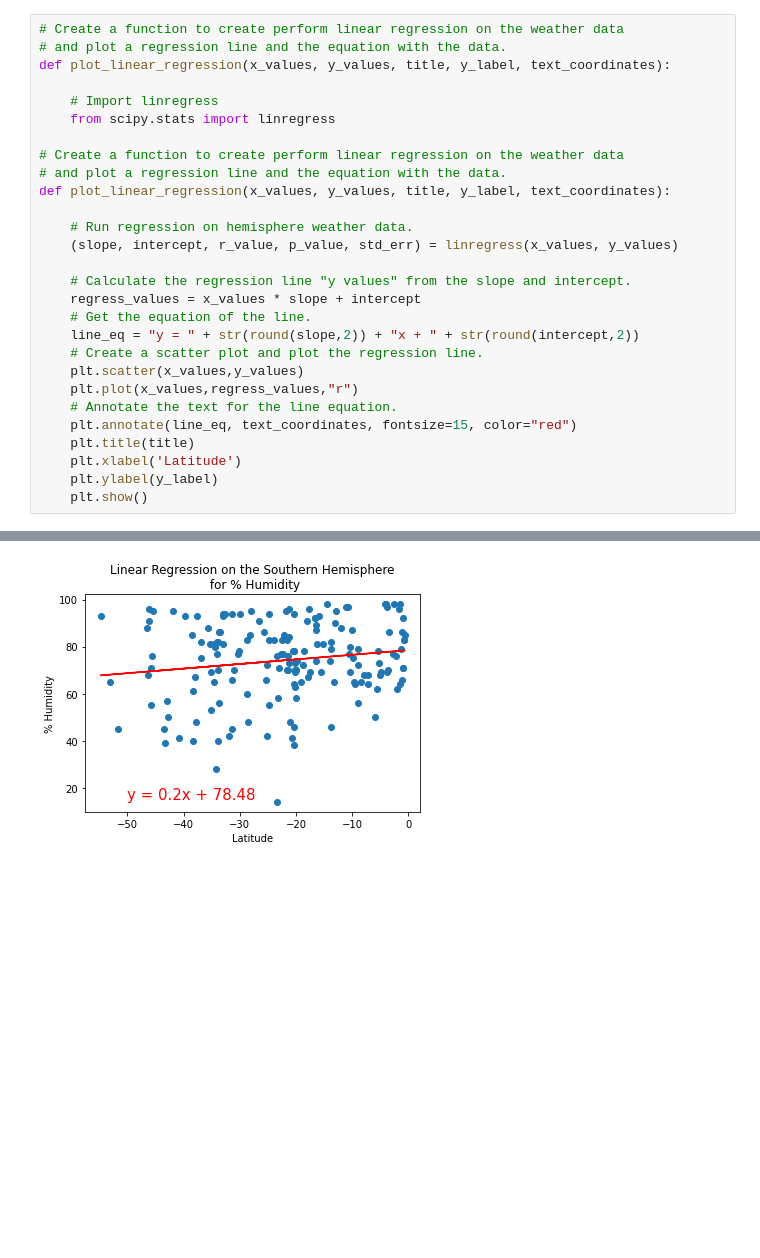
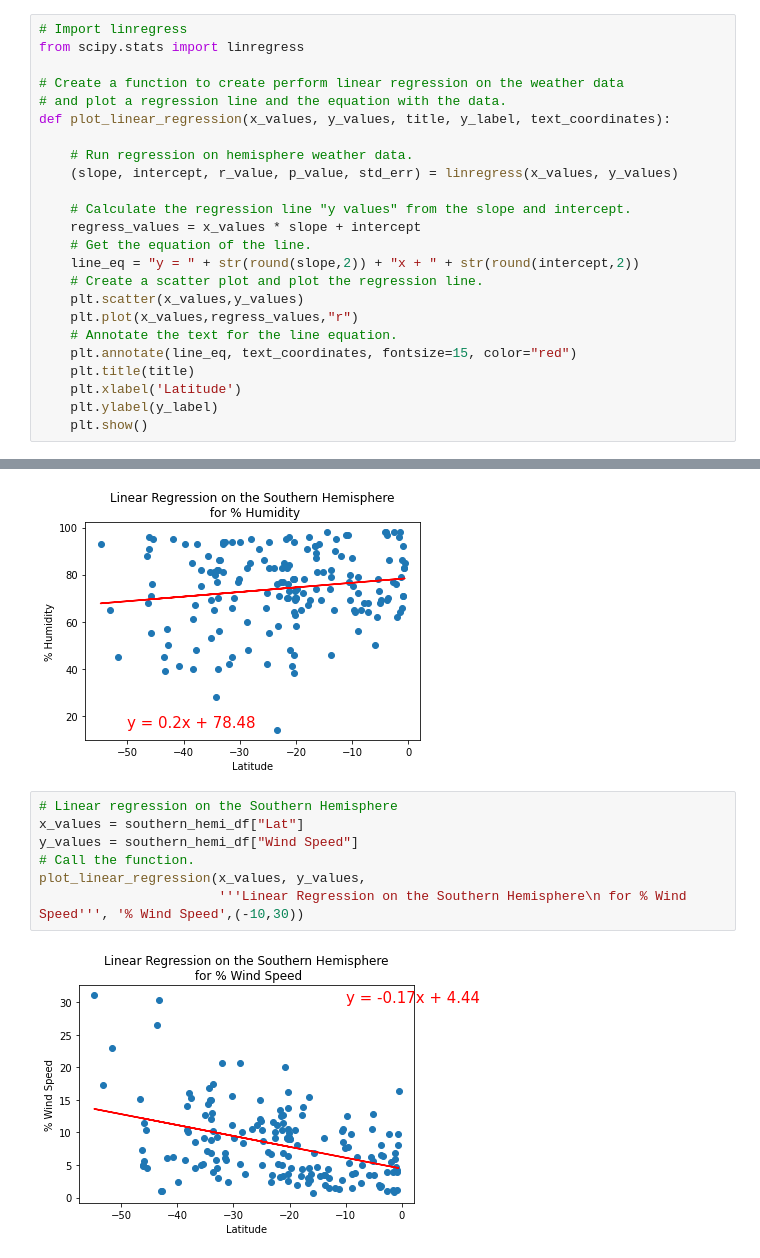
Before and after one commit to kjkubik/World_Weather_Analysis, a Jupyter notebook: WeatherPy.ipynb, the cells around one changed output, grey strips where cells are left out. Saved outputs shown, nothing was run; the diff lists cells and outputs as text; blank space fills up the shorter version.

```diff
--- a/WeatherPy.ipynb
+++ b/WeatherPy.ipynb
@@ -278,12 +282,8 @@ plt.show()
 # Import linear regression from the SciPy stats module.
 from scipy.stats import linregress
 # %%
-# Create a function to create perform linear regression on the weather data
-# and plot a regression line and the equation with the data.
-def plot_linear_regression(x_values, y_values, title, y_label, text_coordinates):
-
-    # Import linregress
-    from scipy.stats import linregress
+# Import linregress
+from scipy.stats import linregress
 
 # Create a function to create perform linear regression on the weather data
 # and plot a regression line and the equation with the data.
@@ -383,3 +383,12 @@ plot_linear_regression(x_values, y_values,
                        '''Linear Regression on the Southern Hemisphere\n for % Humidity''', '% Humidity',(-50,15))
 # %% [output]
 [figure]
+# %%
+# Linear regression on the Southern Hemisphere
+x_values = southern_hemi_df["Lat"]
+y_values = southern_hemi_df["Wind Speed"]
+# Call the function.
+plot_linear_regression(x_values, y_values,
+                       '''Linear Regression on the Southern Hemisphere\n for % Wind Speed''', '% Wind Speed',(-10,30))
+# %% [output]
+[figure, added]
```
Also changed, not shown: parts of 3 cells of this notebook, 1 other file.
